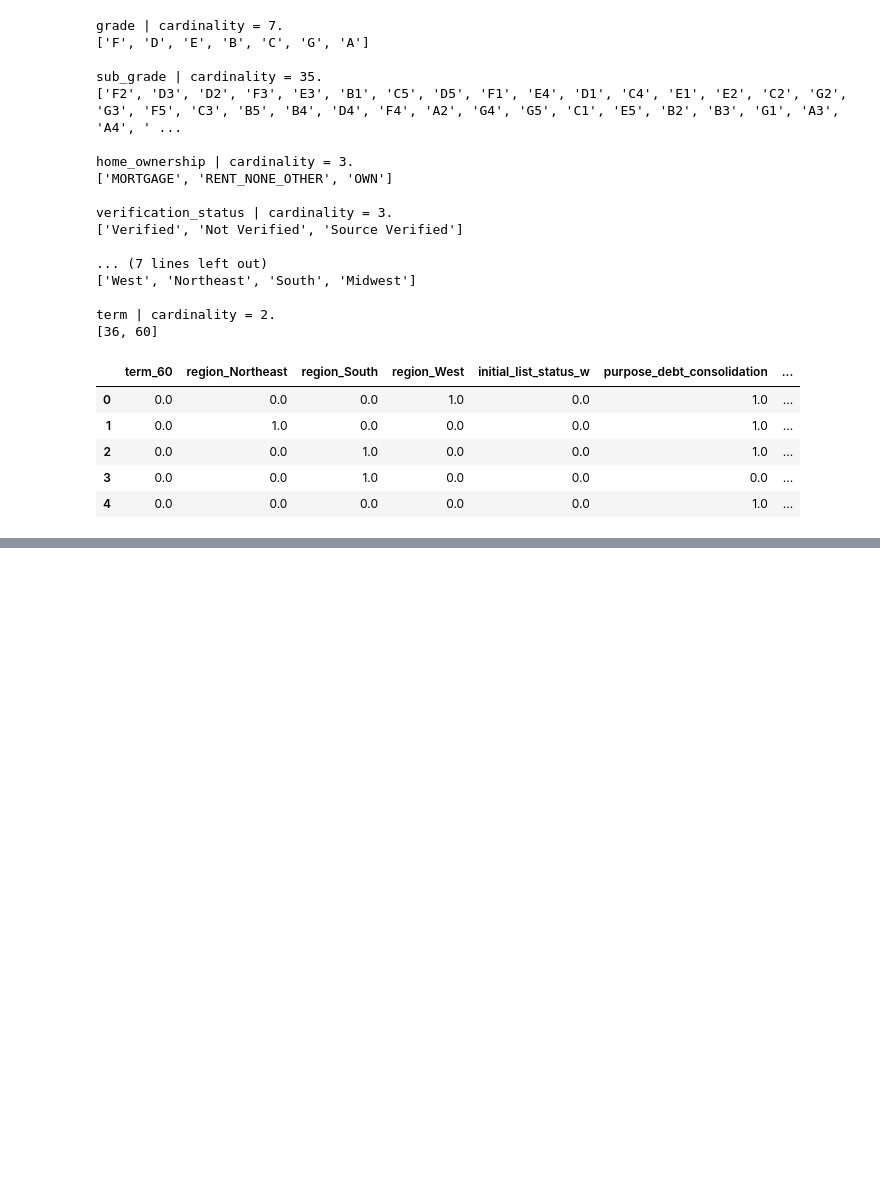
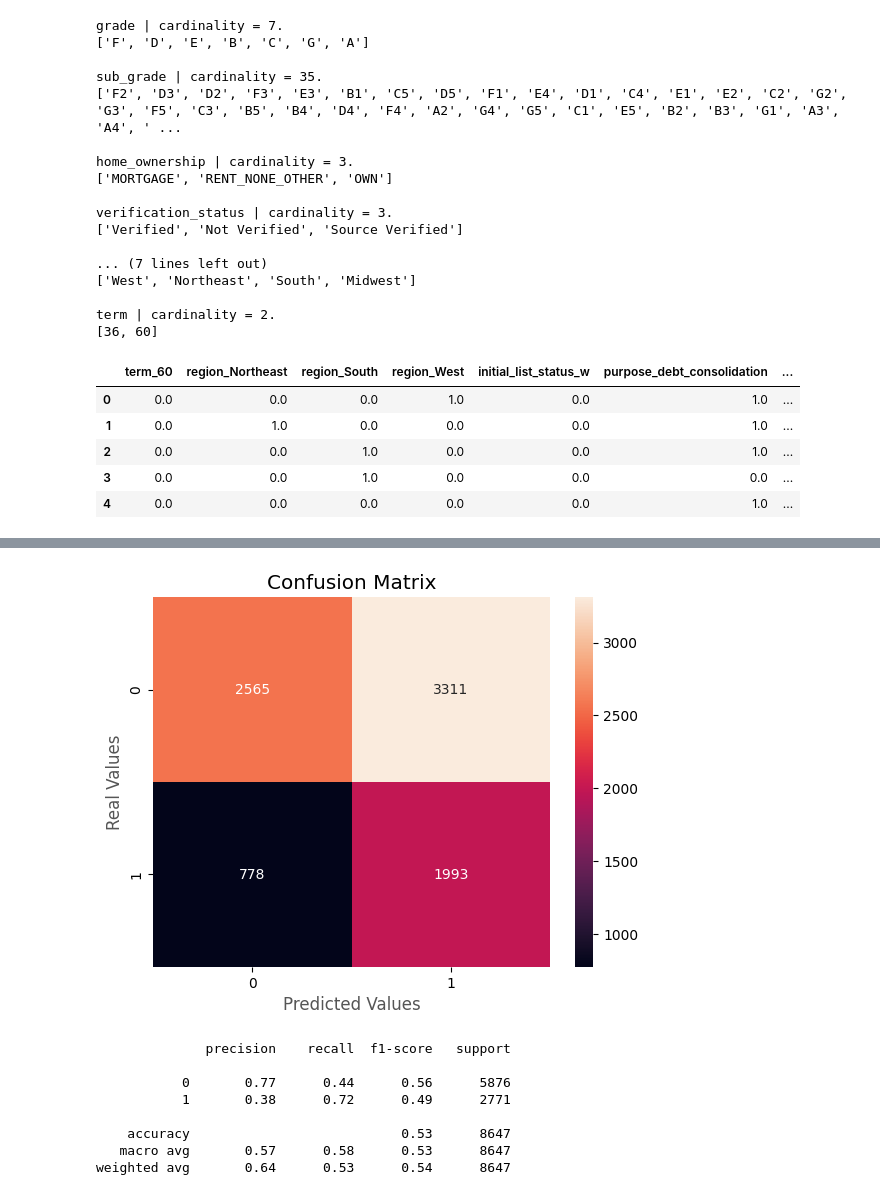
Before and after one commit to allmeidaapedro/Lending-Club-Credit-Scoring, a Jupyter notebook: notebooks/4_lgd_ead_modeling.ipynb, the cells around one changed output, grey strips where cells are left out. Saved outputs shown, nothing was run; the diff lists cells and outputs as text; code cells hidden in the pictures; blank space fills up the shorter version.

```diff
--- a/notebooks/4_lgd_ead_modeling.ipynb
+++ b/notebooks/4_lgd_ead_modeling.ipynb
@@ -405,0 +458,22 @@ X_train_prepared.head()
+# %%
+# Make predictions on test set and evaluate it.
+threshold = 0.48
+lgd_log_reg_pred = np.where(lgd_log_reg_probas >= threshold, 1, 0)
+
+cm = confusion_matrix(y_test_lgd_logistic, lgd_log_reg_pred)
+sns.heatmap(cm, annot = True, fmt = 'd')
+plt.title('Confusion Matrix')
+plt.xlabel('Predicted Values')
+plt.ylabel('Real Values')
+plt.show()
+print(classification_report(y_test_lgd_logistic, lgd_log_reg_pred))
+# %% [output]
+[figure, added]
+              precision    recall  f1-score   support
+
+           0       0.77      0.44      0.56      5876
+           1       0.38      0.72      0.49      2771
+
+    accuracy                           0.53      8647
+   macro avg       0.57      0.58      0.53      8647
+weighted avg       0.64      0.53      0.54      8647
```
Also changed, not shown: parts of 24 cells of this notebook, 1 other file.
